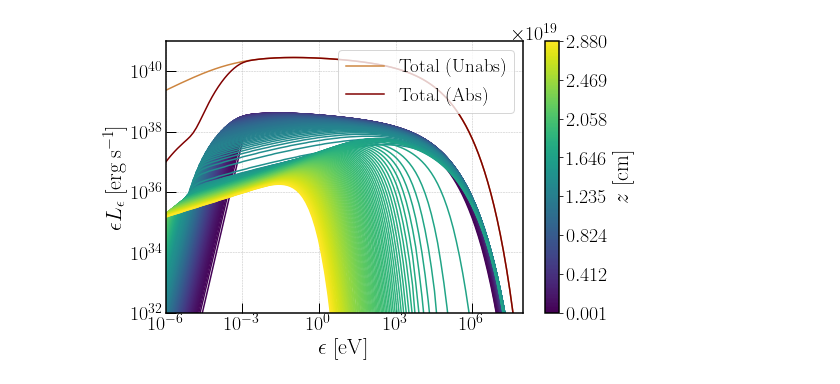
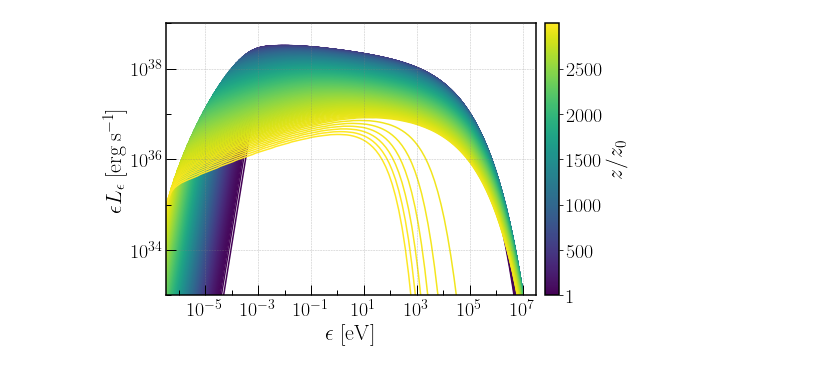
Before and after one commit to santimda/ExtendedJet, a Jupyter notebook: PostProcessing/quickplot_SED_NE.ipynb, the cells around one changed output. Saved outputs shown, nothing was run; the diff lists cells and outputs as text; code cells hidden in the pictures.

```diff
--- a/PostProcessing/quickplot_SED_NE.ipynb
+++ b/PostProcessing/quickplot_SED_NE.ipynb
@@ -42,33 +43,55 @@ Ns=200, NSED_sy=150
 # %%
 # Init plot
 fig, ax= plt.subplots(1,1, figsize=(8,5))
 colors = pltutils.iar_aut
 
 # Plot total SED
-ax.loglog(Esy, Lsy_tot_unabs, label='Total (Unabs)', color=colors[0])
-ax.loglog(Esy, Lsy_tot_abs, label='Total (Abs)', color=colors[1])
+#ax.loglog(Esy, Lsy_tot_unabs, label='Total (Unabs)', color=colors[0])
+#ax.loglog(Esy, Lsy_tot_abs, label='Total (Abs)', color=colors[1])
 
 # Plot individual curves for different Z
-
-colormap, sm = pltutils.color_from_cmap('viridis',Ns, vmin=int(zmin), vmax=int(zmax))
+colormap, sm = pltutils.color_from_cmap('viridis',Ns, vmin=int(zmin/zmin), vmax=int(zmax/zmin))
 for i in range(Ns):
     ax.loglog(Esy,Esy*Lsy[i], color=colormap[i])
 
-plt.colorbar(sm, ticks=np.linspace(zmin, zmax, 8), label='$z ~ [\mathrm{cm}]$')
-# Set limits#
-ax.set_ylim([1e32,1e41])
-ax.set_xlim([1e-6,1e8])
+#plt.colorbar(sm, ticks=np.linspace(zmin, zmax, 8), label='$z ~ [\mathrm{cm}]$')
+
+#z_ticks = np.linspace(0.0, zmax/zmin, 8)
+z_ticks = [1, 500, 1000, 1500, 2000, 2500, 3000]
+#z_ticks = [1, 1000, 2000, 3000, 4000, 5000]
+plt.colorbar(sm, ticks=z_ticks, label='$z/z_0$', pad=0.02)
+
+# Set limits
+xmin, xmax = 3.3e-7, 3.3e7
+ymin, ymax = 1e33, 1e39
+ax.set_xlim([xmin,xmax])
+ax.set_ylim([ymin,ymax])
 
 # Legends and labels
-plt.legend(loc='best', fontsize=19)
 ax.set_xlabel('$\epsilon ~ [\mathrm{eV}]$')
 ax.set_ylabel('$\epsilon L_{\epsilon} ~ [\mathrm{erg\,s^{-1}}]$')
 
+# Set xticks
+num = int(np.log10(xmax/xmin))
+x_major = matplotlib.ticker.LogLocator(base = 10.0, numticks = num)
+ax.xaxis.set_major_locator(x_major)
+x_minor = matplotlib.ticker.LogLocator(base = 10.0, numticks = num*2)
+ax.xaxis.set_minor_locator(x_minor)
+ax.xaxis.set_minor_formatter(matplotlib.ticker.NullFormatter())
+ax.tick_params(axis='x', pad=6)
+
+# Set yticks
+numy = int(np.log10(ymax/ymin))
+y_major = matplotlib.ticker.LogLocator(base = 10.0, numticks = numy)
+ax.yaxis.set_major_locator(y_major)
+y_minor = matplotlib.ticker.LogLocator(base = 10.0, numticks = numy*2)
+ax.yaxis.set_minor_locator(y_minor)
+ax.yaxis.set_minor_formatter(matplotlib.ticker.NullFormatter())
+
 # Set the style of the plot
 pltutils.luc_std_plot(ax)
-
 plt.show()
 
 fig.savefig('SEDsyn_cuts.pdf', bbox_inches='tight', pad_inches = 0)
 # %% [output]
-[figure, old version]
+[figure, new version]
```
Also changed, not shown: parts of 5 cells of this notebook, 14 other files.
